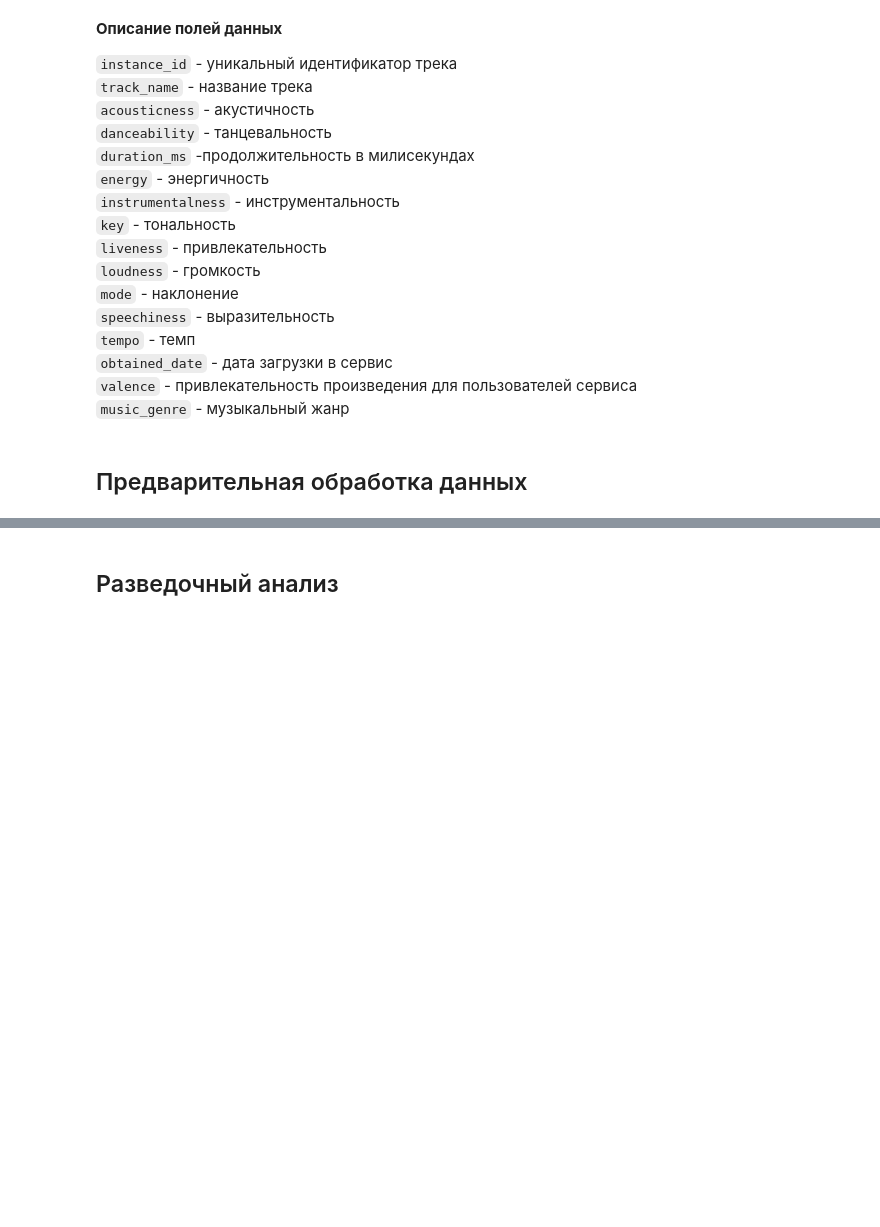
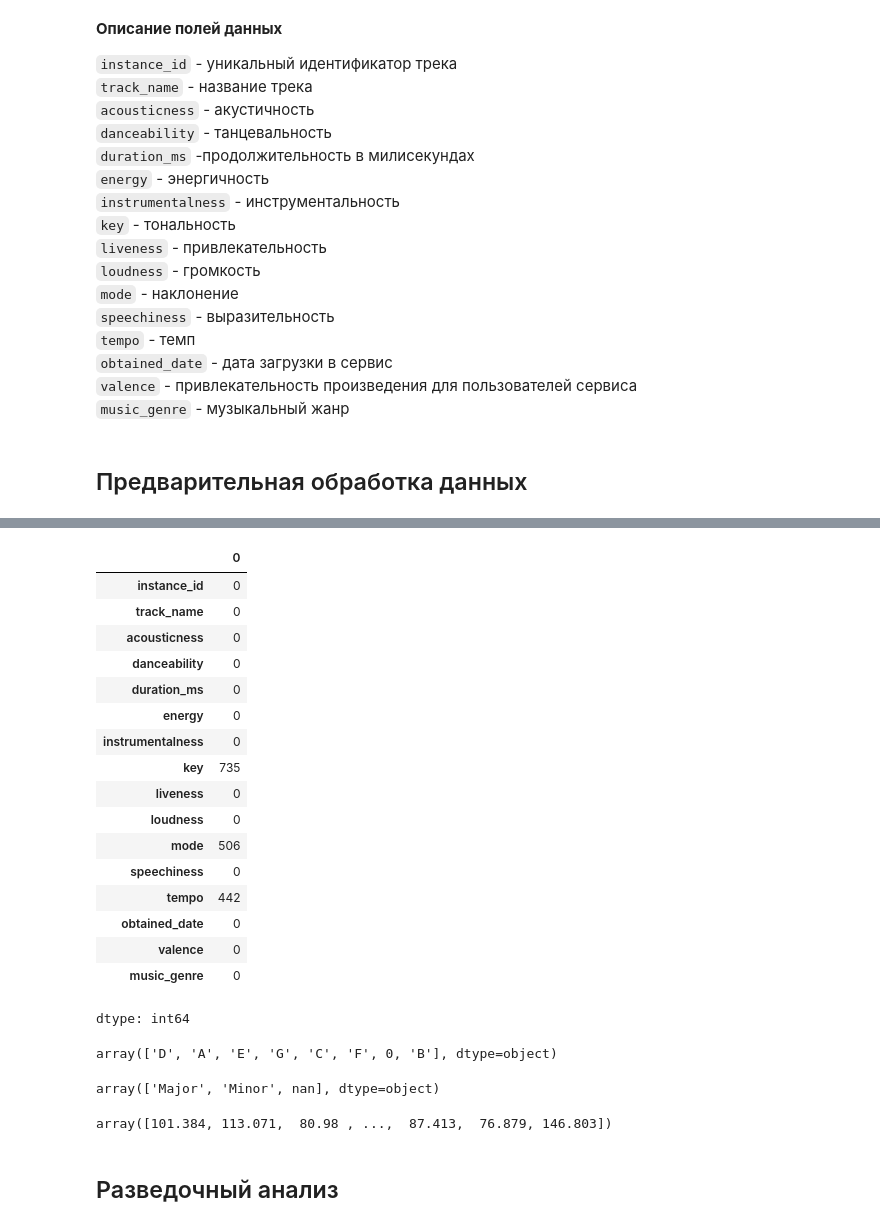
Before and after one commit to iZemenkov/HSE-ML-TEAM-4, a Jupyter notebook: Project_Music_genre_prediction.ipynb, the cells around one changed output, grey strips where cells are left out. Saved outputs shown, nothing was run; the diff lists cells and outputs as text; code cells hidden in the pictures; blank space fills up the shorter version.

```diff
--- a/Project_Music_genre_prediction.ipynb
+++ b/Project_Music_genre_prediction.ipynb
@@ -91,0 +101,21 @@ train.sample(5)
+# %%
+train.isnull().sum()
+# %% [output]
+|  | 0 |
+| instance_id | 0 |
+| track_name | 0 |
+| acousticness | 0 |
+| danceability | 0 |
+| duration_ms | 0 |
+| energy | 0 |
+| instrumentalness | 0 |
+| key | 735 |
+| liveness | 0 |
+| loudness | 0 |
+| mode | 506 |
+| speechiness | 0 |
+| tempo | 442 |
+| obtained_date | 0 |
+| valence | 0 |
+| music_genre | 0 |
+dtype: int64
@@ -92,3 +124,15 @@ train.sample(5)
+# %%
+train['key'].unique()
+# %% [output]
+array(['D', 'A', 'E', 'G', 'C', 'F', 0, 'B'], dtype=object)
+# %%
+train['mode'].unique()
+# %% [output]
+array(['Major', 'Minor', nan], dtype=object)
+# %%
+train['tempo'].unique()
+# %% [output]
+array([101.384, 113.071,  80.98 , ...,  87.413,  76.879, 146.803])
 # %% [markdown]
 ## Разведочный анализ
 # %% [markdown]
```
Also changed, not shown: parts of 3 cells of this notebook.
